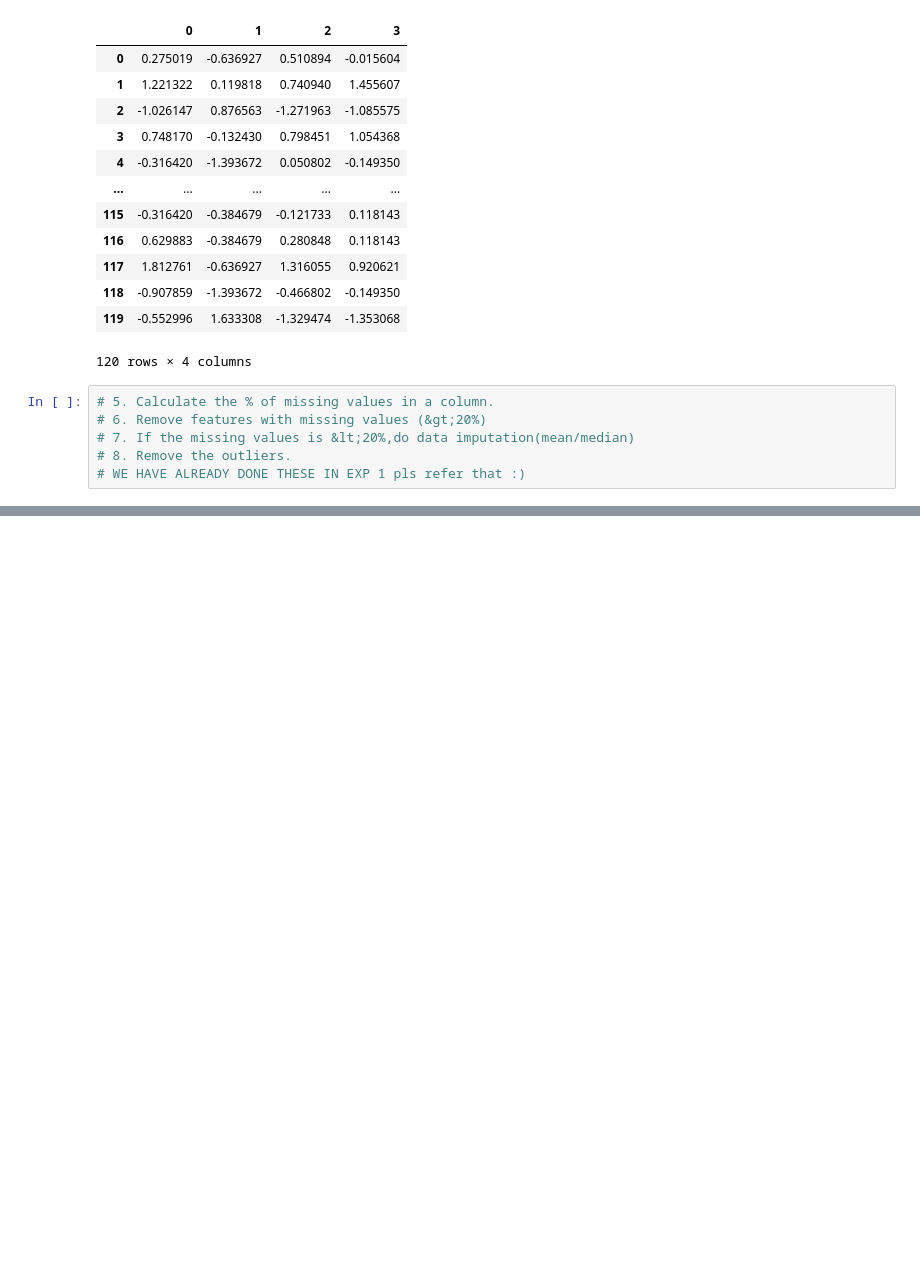
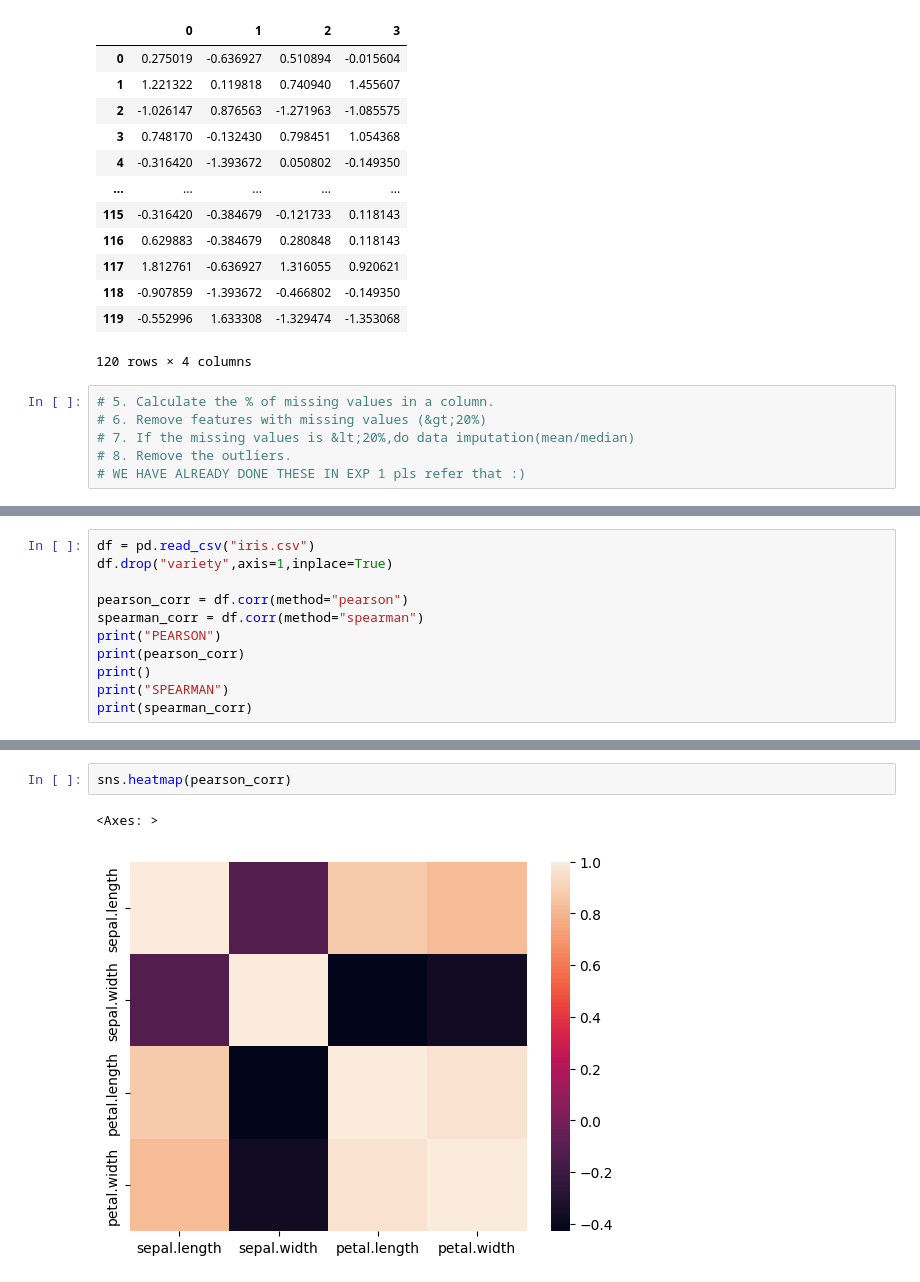
Before and after one commit to ReubenReny03/MLT_exp, a Jupyter notebook: 2_FEATURE SELECTION AND FEATURE EXTRACTION/play.ipynb, the cells around one changed output, grey strips where cells are left out. Drawn from its saved outputs; the diff is of its cells as text; blank space fills up the shorter version.

```diff
--- a/2_FEATURE SELECTION AND FEATURE EXTRACTION/play.ipynb
+++ b/2_FEATURE SELECTION AND FEATURE EXTRACTION/play.ipynb
@@ -78,0 +148,11 @@ df
+# %%
+df = pd.read_csv("iris.csv")
+df.drop("variety",axis=1,inplace=True)
+
+pearson_corr = df.corr(method="pearson")
+spearman_corr = df.corr(method="spearman")
+print("PEARSON")
+print(pearson_corr)
+print()
+print("SPEARMAN")
+print(spearman_corr)
@@ -78,0 +173,5 @@ df
+# %%
+sns.heatmap(pearson_corr)
+# %% [output]
+<Axes: >
+[figure, added]
```
Also changed, not shown: parts of 22 cells of this notebook.
